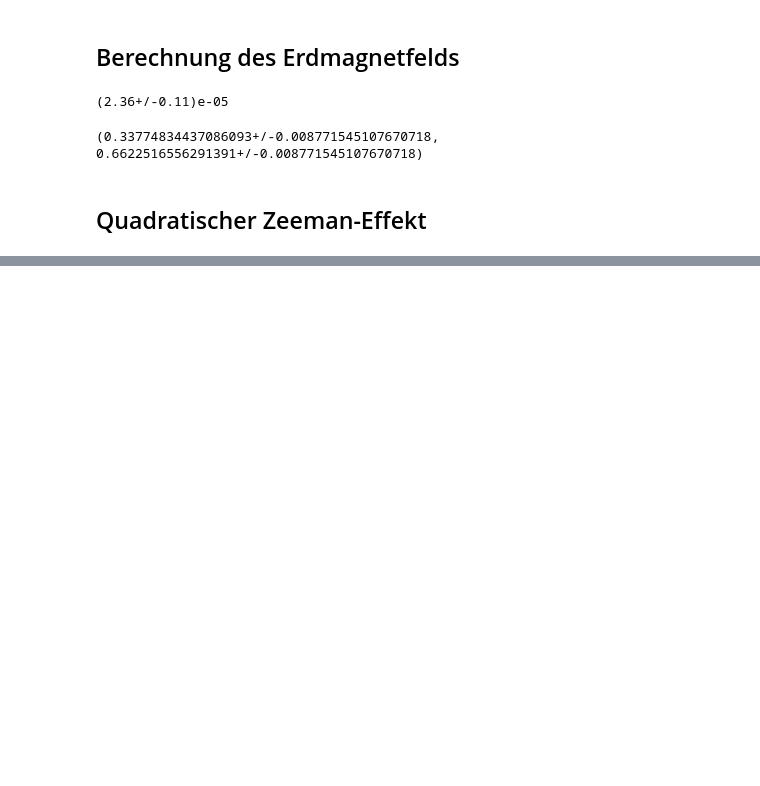
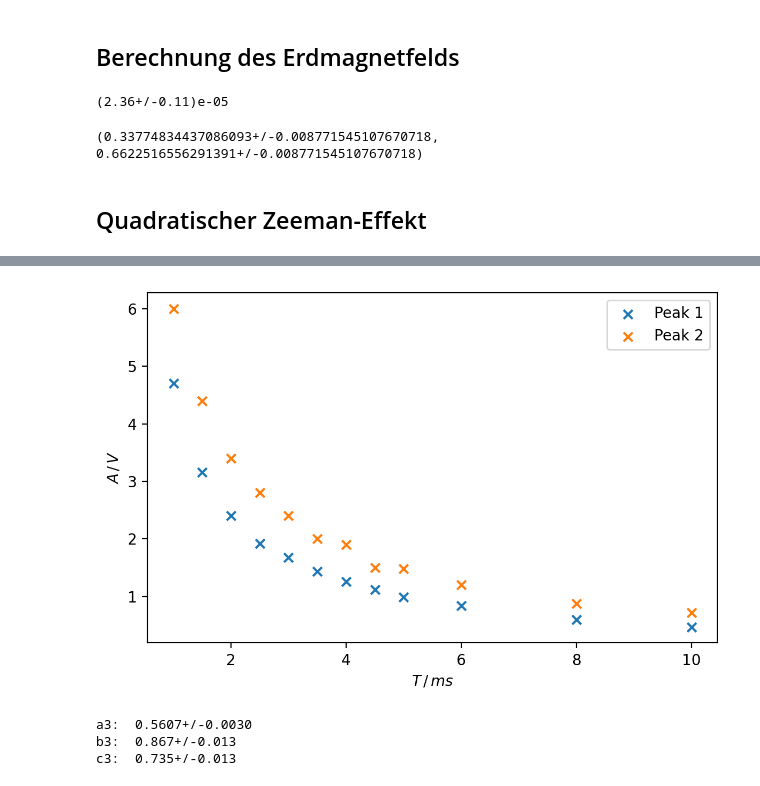
Before and after one commit to SamGTex/FP_Master_WS22-23, a Jupyter notebook: V21_Optisches_Pumpen/python/main.ipynb, the cells around one changed output, grey strips where cells are left out. Saved outputs shown, nothing was run; the diff lists cells and outputs as text; code cells hidden in the pictures; blank space fills up the shorter version.

```diff
--- a/V21_Optisches_Pumpen/python/main.ipynb
+++ b/V21_Optisches_Pumpen/python/main.ipynb
@@ -197,0 +204,9 @@ P2_lin, P2_quad = zeeman(0.25e-03, 1/3 ,3 ,rb_85) #Hä warum dieses B Feld?
+# %%
+df_a = pd.read_csv('amplitude.csv')
+
+print(df_a)
+
+df_a["peak2"] = df_a["peak2"]*10**-3
+df_a["peak1"] = df_a["peak1"]*10**-3
+
+print(df_a)
@@ -197,0 +231,31 @@ P2_lin, P2_quad = zeeman(0.25e-03, 1/3 ,3 ,rb_85) #Hä warum dieses B Feld?
+# %%
+plt.figure(figsize=(6,4), dpi=200)
+
+plt.scatter(df_a["A"].to_numpy(), df_a["peak1"].to_numpy()*1000, marker = "x", label = "Peak 1")
+plt.scatter(df_a["A"].to_numpy(), df_a["peak2"].to_numpy()*1000, marker = "x", label = "Peak 2")
+plt.ylabel(r'$A \,/\, V$')
+plt.xlabel(r'$T \,/\, ms$')
+plt.legend()
+plt.tight_layout()
+plt.show()
+# %% [output]
+[figure, added]
+# %%
+def a_fit(a,b,c,x):
+    return (a + b/(x-c))
+
+
+params3, cov3 = curve_fit(a_fit, df_a["A"].to_numpy(), df_a["peak1"].to_numpy(), bounds=((0,0,0.5),(1,2.1,0.9)))
+uncertainties3 = (np.diag(cov3))**(1/2)
+
+a3 = ufloat(params3[0], uncertainties3[0])
+b3 = ufloat(params3[1], uncertainties3[1])
+c3 = ufloat(params3[2], uncertainties3[2])
+
+print("a3: ", a3)
+print("b3: ", b3)
+print("c3: ", c3)
+# %% [output]
+a3:  0.5607+/-0.0030
+b3:  0.867+/-0.013
+c3:  0.735+/-0.013
```
Also changed, not shown: parts of 3 cells of this notebook, 1 other file.
